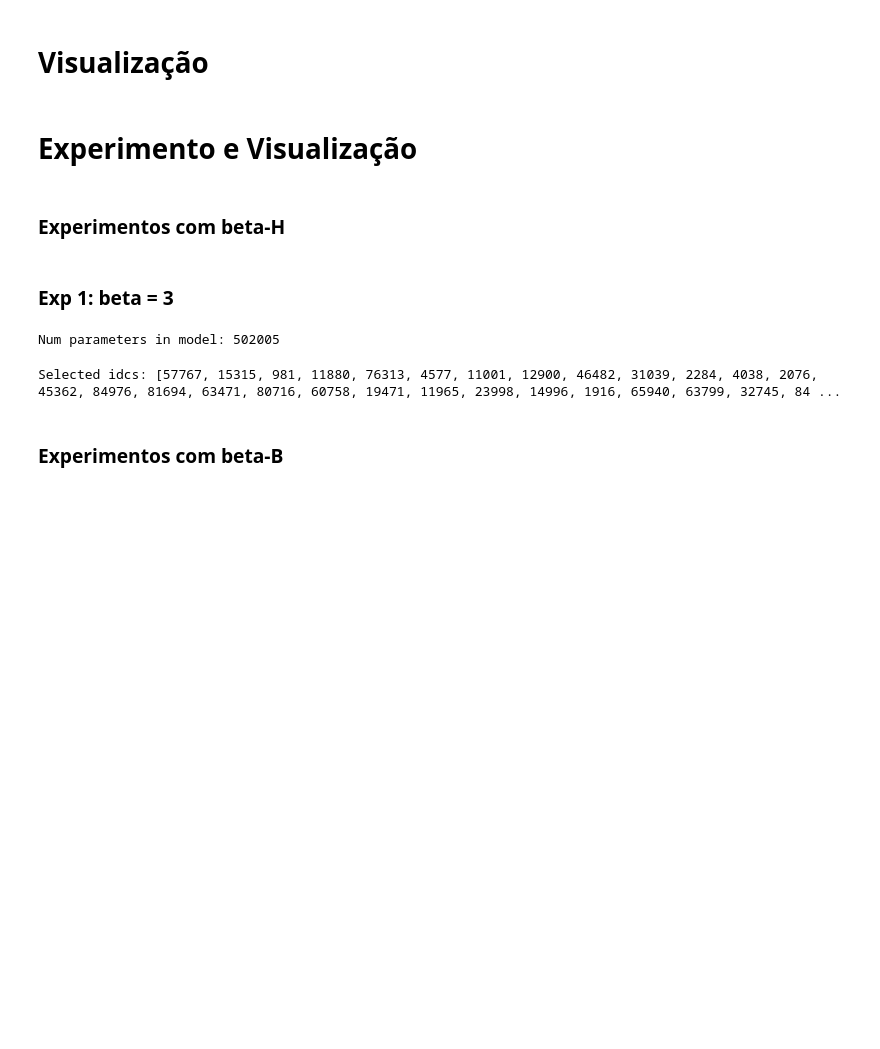
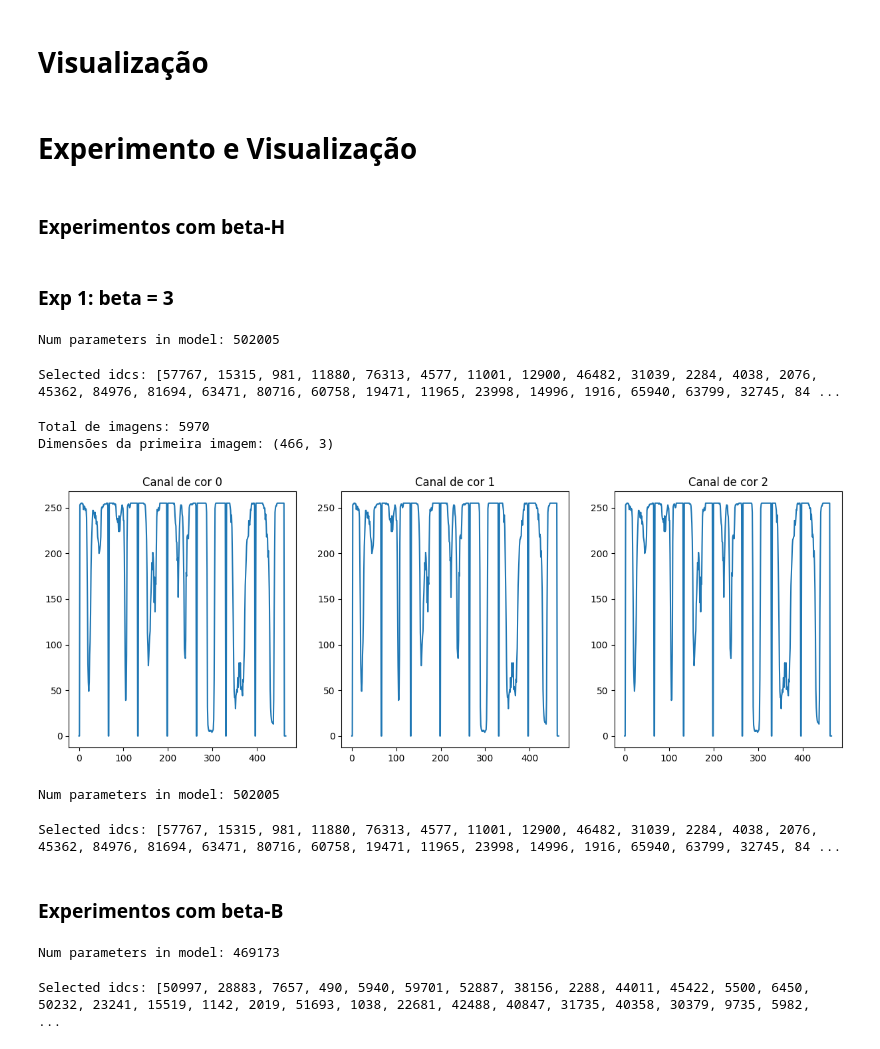
Before and after one commit to CarlSouza/Machine-LEarn, a Jupyter notebook: join_notebook/Beta_diseentangling_vae.ipynb, the cells around one changed output. Saved outputs shown, nothing was run; the diff lists cells and outputs as text; code cells hidden in the pictures; blank space fills up the shorter version.

Commit message:
tentativa de plot com slider

```diff
--- a/join_notebook/Beta_diseentangling_vae.ipynb
+++ b/join_notebook/Beta_diseentangling_vae.ipynb
@@ -1731,6 +1731,9 @@ def main_viz(args):
             viz.gif_traversals(samples[:args.n_cols, ...], n_latents=args.n_rows)
         else:
             raise ValueError("Unkown plot_type={}".format(plot_type))
+
+    if 'gif-traversals' in args.plots:
+        return viz.dict_traversals(samples[:args.n_cols, ...], n_latents=args.n_rows)
 # %% [markdown]
 # Experimento e Visualização
 # %%
@@ -1745,7 +1748,8 @@ def experimento(NOME_EXPERIMENTO, args_experimento, args_viz=' all --is-show-los
     args_viz_ = (NOME_EXPERIMENTO + args_viz).split()
 
     args = parse_arguments_viz(args_viz_)
-    main_viz(args)
+    dict_traversals = main_viz(args)
+    return dict_traversals
 # %% [markdown]
 ### Experimentos com beta-H
 # %% [markdown]
@@ -1755,16 +1759,59 @@ NOME_EXPERIMENTO = 'juliana-betaH-B-3_new'
 # format NOME_EXPERIMENTO to args_experimento
 args_experimento =  ' -d chairs -l betaH --betaH-B 3 --lr 0.001 -b 64 -e 1'
 args_viz = ' all --is-show-loss'
-experimento(NOME_EXPERIMENTO, args_experimento, args_viz)
+dict1 = experimento(NOME_EXPERIMENTO, args_experimento, args_viz)
 # %% [output]
 Num parameters in model: 502005
 Selected idcs: [57767, 15315, 981, 11880, 76313, 4577, 11001, 12900, 46482, 31039, 2284, 4038, 2076, 45362, 84976, 81694, 63471, 80716, 60758, 19471, 11965, 23998, 14996, 1916, 65940, 63799, 32745, 84 ...
+# %%
+total_images = sum(len(v) for v in dict1.values())
+print(f"Total de imagens: {total_images}")
+
+# Vamos supor que cada valor no dicionário é uma lista de imagens
+# e cada imagem é uma matriz NumPy. Então, você pode fazer algo assim:
+
+first_key = list(dict1.keys())[0] # obtém a primeira chave do dicionário
+first_image = dict1[first_key][0] # obtém a primeira imagem da lista associada à primeira chave
+
+# Imprime as dimensões da imagem
+print(f"Dimensões da primeira imagem: {first_image.shape}")
+# %% [output]
+Total de imagens: 5970
+Dimensões da primeira imagem: (466, 3)
+# %%
+import matplotlib.pyplot as plt
+
+first_key = list(dict1.keys())[0] # obtém a primeira chave do dicionário
+first_image = dict1[first_key][24] # obtém a primeira imagem da lista associada à primeira chave
+
+fig, ax = plt.subplots(1, 3, figsize=(15, 5))
+
+for i in range(3):
+    ax[i].plot(first_image[:, i])
+    ax[i].set_title(f'Canal de cor {i}')
+
+plt.show()
+# %% [output]
+[figure, added]
 # %%
 # EExp 2, beta = 4
 NOME_EXPERIMENTO = 'juliana-betaH-B-4_new'
 # format NOME_EXPERIMENTO to args_experimento
 args_experimento =  ' -d chairs -l betaH --betaH-B 4 --lr 0.001 -b 64 -e 1'
 args_viz = ' all --is-show-loss'
-experimento(NOME_EXPERIMENTO, args_experimento, args_viz)
+dict2 = experimento(NOME_EXPERIMENTO, args_experimento, args_viz)
+# %% [output]
+Num parameters in model: 502005
+Selected idcs: [57767, 15315, 981, 11880, 76313, 4577, 11001, 12900, 46482, 31039, 2284, 4038, 2076, 45362, 84976, 81694, 63471, 80716, 60758, 19471, 11965, 23998, 14996, 1916, 65940, 63799, 32745, 84 ...
 # %% [markdown]
 ### Experimentos com beta-B
+# %%
+# EExp 2, beta = 4
+NOME_EXPERIMENTO = 'ademir-betaH-B-4_new'
+# format NOME_EXPERIMENTO to args_experimento
+args_experimento =  ' -d fashion -l betaH --betaH-B 4 --lr 0.001 -b 64 -e 1'
+args_viz = ' all --is-show-loss'
+dict3 = experimento(NOME_EXPERIMENTO, args_experimento, args_viz)
+# %% [output]
+Num parameters in model: 469173
+Selected idcs: [50997, 28883, 7657, 490, 5940, 59701, 52887, 38156, 2288, 44011, 45422, 5500, 6450, 50232, 23241, 15519, 1142, 2019, 51693, 1038, 22681, 42488, 40847, 31735, 40358, 30379, 9735, 5982,  ...
```
Also changed, not shown: parts of 1 cell of this notebook, 2 other files.
